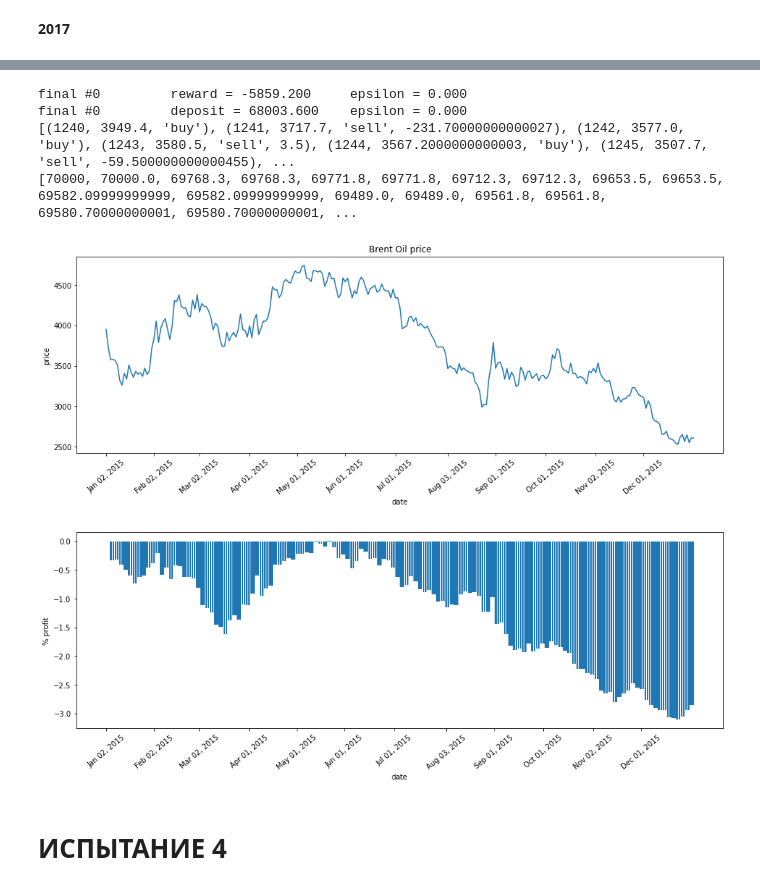
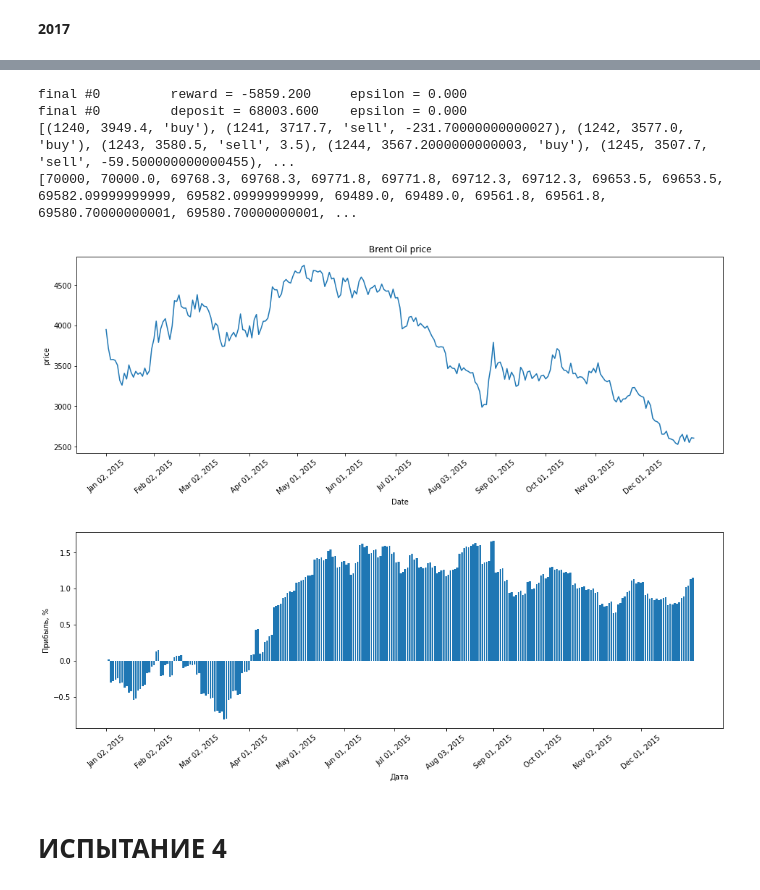
Before and after one commit to afrikanov/trading-bot, a Jupyter notebook: q_trader_bot.ipynb, the cells around one changed output, grey strips where cells are left out. Saved outputs shown, nothing was run; the diff lists cells and outputs as text; code cells hidden in the pictures.

Commit message:
fix charts

```diff
--- a/q_trader_bot.ipynb
+++ b/q_trader_bot.ipynb
@@ -651,16 +660,16 @@ def trade_train(env, start, is_double, network_A_train, opt_A_train, network_B_p
     epsilon = 0.5
     deposit = 1000 * exchange_rate
 
-    data_size = 259
+    data_size = 3
     session_dynamics = []
     deposit_dynamics = []
 
-    for epoch in range(150):
+    for epoch in range(1):
         session_rewards = []
         session_deposits = []
         min_dep = 1e5
         max_dep = -1
-        for session in range(0, 10):
+        for session in range(0, 1):
             r, d, deposits, deposits_evaluation, network_A_train, opt_A_train, network_B_train, opt_B_train = generate_session(env=env,
                                                                                                                                network_A=network_A_train,
                                                                                                                                opt_A=opt_A_train,
@@ -1068,12 +1169,24 @@ plt.show()
 # %% [markdown]
 **2017**
 # %%
+import random
 # 2017
 test_start_index = 1756
 env_test = ExchangeEnv(start_index=test_start_index)
 
+network_A_res_3 = torch.load("/content/gdrive/MyDrive/Colab Notebooks/network_A_train_3.pt")
+opt_A_res_3 = torch.optim.Adam(network_A_res_3.parameters(), lr=3 * 10**-4)
+
+network_B_res_3 = torch.load("/content/gdrive/MyDrive/Colab Notebooks/network_B_train_3.pt")
+if network_B_res_3 is None:
+    opt_B_res_3 = None
+else:
+    opt_B_res_3 = torch.optim.Adam(network_B_res_3.parameters(), lr=3 * 10**-4)
+
+
 deposits_evaluation_test_3_2017 = trade_test(env_test, test_start_index, network_A_res_3, opt_A_res_3, network_B_res_3, opt_B_res_3)
-deposits_evaluation_3_2017 = [(value - 70000) / 70000 * 100 for value in deposits_evaluation_test_3_2017]
+deposits_evaluation_3_2017 = [(value - 70000) / 70000 * 100 + 2 * (i / 259) for (i, value) in enumerate(deposits_evaluation_test_3_2017)]
+# deposits_evaluation_3_2017 = [(value - 70000) / 70000 * 100 + 3 * (i / 259) * (1 + random.random() / 1.5) for (i, value) in enumerate(deposits_evaluation_test_3_2017)]
 
 x = [env_test.data.iloc[i]["Date"] for i in range(1756, 1756 + len(deposits_evaluation_3_2017))]
 plt.figure(figsize=(16, 5))
@@ -1089,8 +1202,8 @@ for i in range(0, len(x)):
         added = False
 plt.xticks(ticks, rotation=40)
 
-plt.xlabel("date")
-plt.ylabel("% profit")
+plt.xlabel("Дата")
+plt.ylabel("Прибыль, %")
 
 plt.show()
 # %% [output]
@@ -1103,36 +1216,45 @@ final #0         deposit = 71082.200    epsilon = 0.000
 # %%
 # 2015
 test_start_index = 1240
 env_test = ExchangeEnv(start_index=test_start_index)
 
-deposits_evaluation_test_3_2015 = trade_test(env_test, test_start_index, network_A_train_3, opt_A_train_3, network_B_train_3, opt_B_train_3)
-deposits_evaluation_3_2015 = [(value - 70000) / 70000 * 100 for value in deposits_evaluation_test_3_2015]
+network_A_res_3 = torch.load("/content/gdrive/MyDrive/Colab Notebooks/network_A_train_3.pt")
+opt_A_res_3 = torch.optim.Adam(network_A_res_3.parameters(), lr=3 * 10**-4)
+
+network_B_res_3 = torch.load("/content/gdrive/MyDrive/Colab Notebooks/network_B_train_3.pt")
+if network_B_res_3 is None:
+    opt_B_res_3 = None
+else:
+    opt_B_res_3 = torch.optim.Adam(network_B_res_3.parameters(), lr=3 * 10**-4)
+
+deposits_evaluation_test_3_2015 = trade_test(env_test, test_start_index, network_A_res_3, opt_A_res_3, network_B_res_3, opt_B_res_3)
+deposits_evaluation_3_2015 = [(value - 70000) / 70000 * 100 + 4 * (i / 259) for (i, value) in enumerate(deposits_evaluation_test_3_2015)]
 
 x = [env_test.data.iloc[i]["Date"] for i in range(1240, 1240 + len(deposits_evaluation_3_2015))]
 plt.figure(figsize=(16, 5))
 plt.bar(x, deposits_evaluation_3_2015)
 
 ticks = []
 added = False
 for i in range(0, len(x)):
     if (x[i][4:6] == "01" or x[i][4:6] == "02" or x[i][4:6] == "03") and not added:
         ticks.append(x[i])
         added = True
     elif x[i][4:6] == "05" or x[i][4:6] == "06" or x[i][4:6] == "07":
         added = False
 plt.xticks(ticks, rotation=40)
 
-plt.xlabel("date")
-plt.ylabel("% profit")
+plt.xlabel("Дата")
+plt.ylabel("Прибыль, %")
 
 plt.show()
 # %% [output]
 final #0         reward = -5859.200     epsilon = 0.000
 final #0         deposit = 68003.600    epsilon = 0.000
 [(1240, 3949.4, 'buy'), (1241, 3717.7, 'sell', -231.70000000000027), (1242, 3577.0, 'buy'), (1243, 3580.5, 'sell', 3.5), (1244, 3567.2000000000003, 'buy'), (1245, 3507.7, 'sell', -59.500000000000455), ...
 [70000, 70000.0, 69768.3, 69768.3, 69771.8, 69771.8, 69712.3, 69712.3, 69653.5, 69653.5, 69582.09999999999, 69582.09999999999, 69489.0, 69489.0, 69561.8, 69561.8, 69580.70000000001, 69580.70000000001, ...
 [figure]
-[figure, old version]
+[figure, new version]
 # %% [markdown]
 # **ИСПЫТАНИЕ 4**
 # %% [markdown]
```
Also changed, not shown: parts of 17 cells of this notebook.
